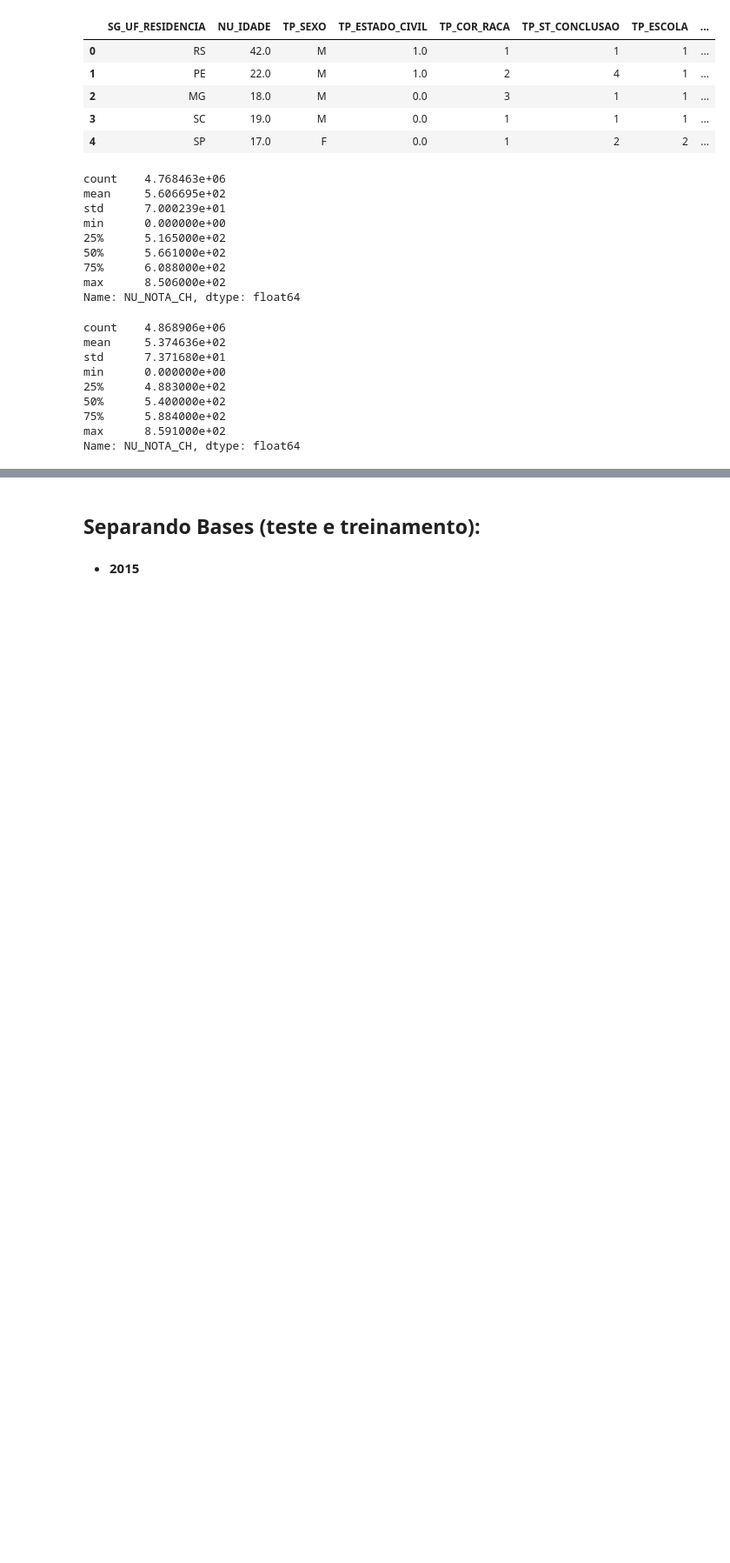
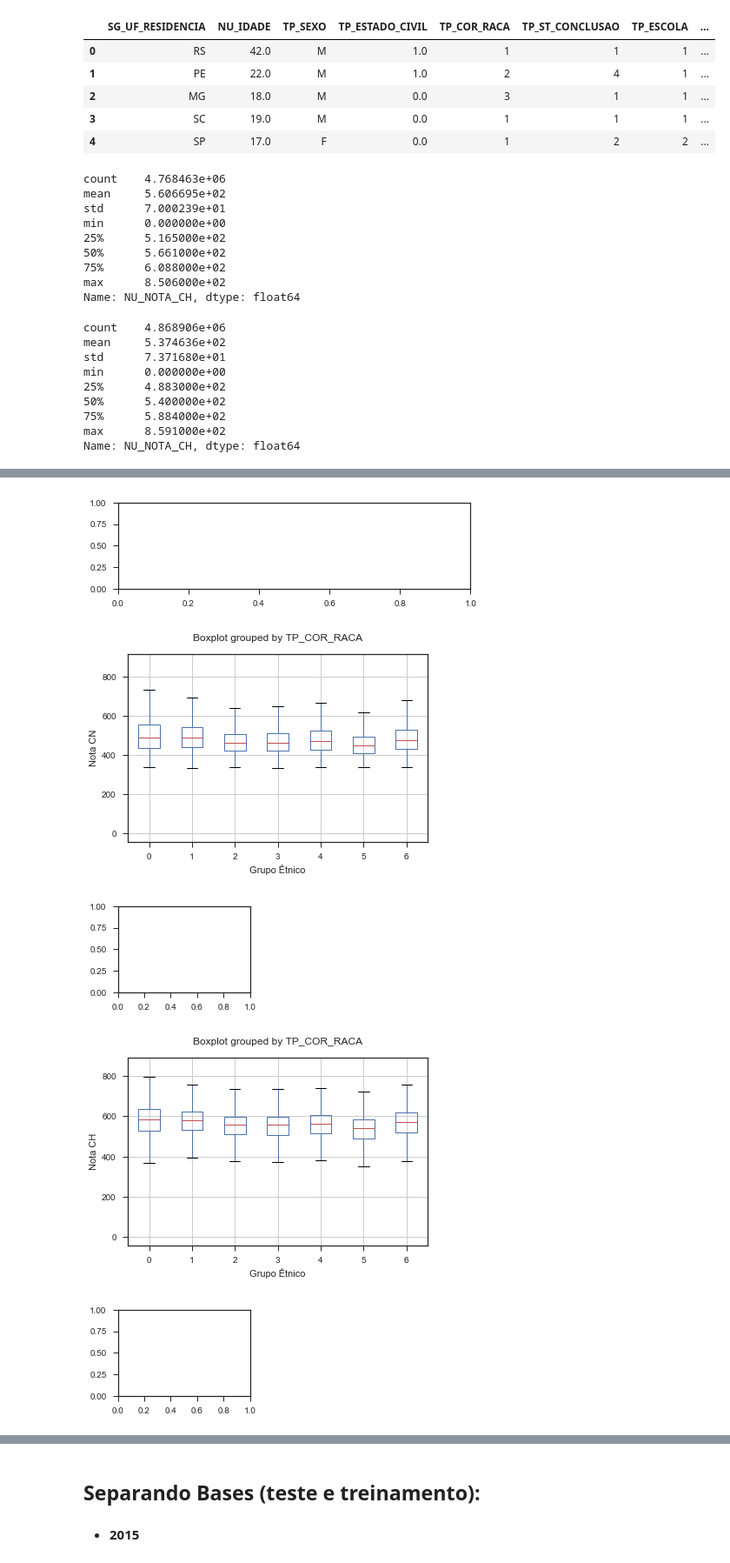
Before and after one commit to pedross3/CDDP_final, a Jupyter notebook: Projeto 03.ipynb, the cells around one changed output, grey strips where cells are left out. Shown: that part at 87% size. Cells and saved outputs as stored; diff of their text form; code cells hidden in the pictures; blank space fills up the shorter version.

```diff
--- a/Projeto 03.ipynb
+++ b/Projeto 03.ipynb
@@ -415,24 +435,36 @@ data_suldeste = data_2015.loc[data_2015.Regiao == 'Sudeste']
 # %%
+plt.figure(figsize = (16,4))
+
+plt.subplot(221)
 data_2015.boxplot(by='TP_COR_RACA', column=['NU_NOTA_CN'])
 plt.title('')
 plt.xlabel("Grupo Étnico")
 plt.ylabel("Nota CN")
 plt.show()
 
+plt.subplot(222)
 data_2015.boxplot(by='TP_COR_RACA', column=['NU_NOTA_CH'])
 plt.title('')
 plt.xlabel("Grupo Étnico")
 plt.ylabel("Nota CH")
 plt.show()
 
+plt.subplot(223)
 data_2015.boxplot(by='TP_COR_RACA', column=['NU_NOTA_LC'])
 plt.title('')
 plt.xlabel("Grupo Étnico")
 plt.ylabel("Nota LC")
 plt.show()
 
+plt.subplot(224)
 data_2015.boxplot(by='TP_COR_RACA', column=['NU_NOTA_MT'])
 plt.title('')
 plt.xlabel("Grupo Étnico")
 plt.ylabel("Nota MT")
 plt.show()
+# %% [output]
+[figure, added]
+[figure, added]
+[figure, added]
+[figure, added]
+[figure, added]
```
Also changed, not shown: parts of 9 cells of this notebook.
